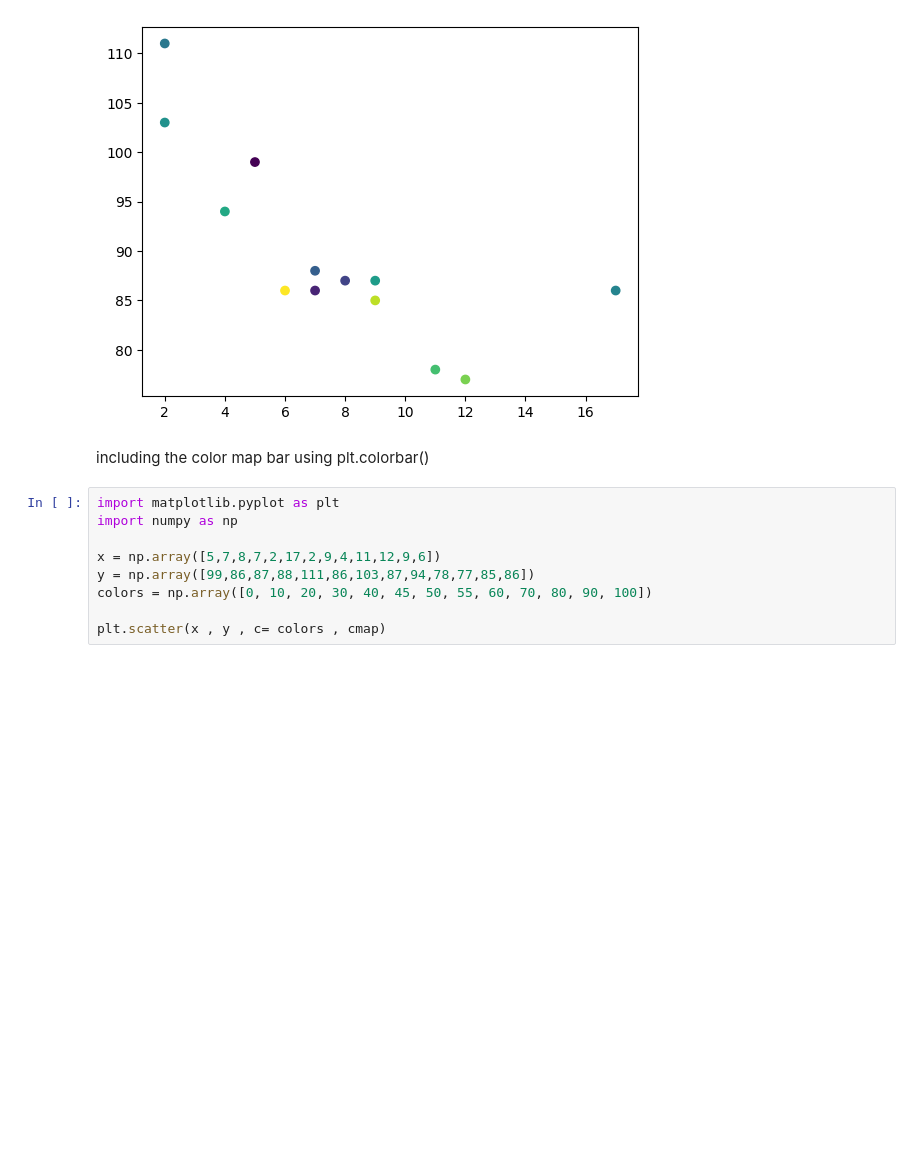
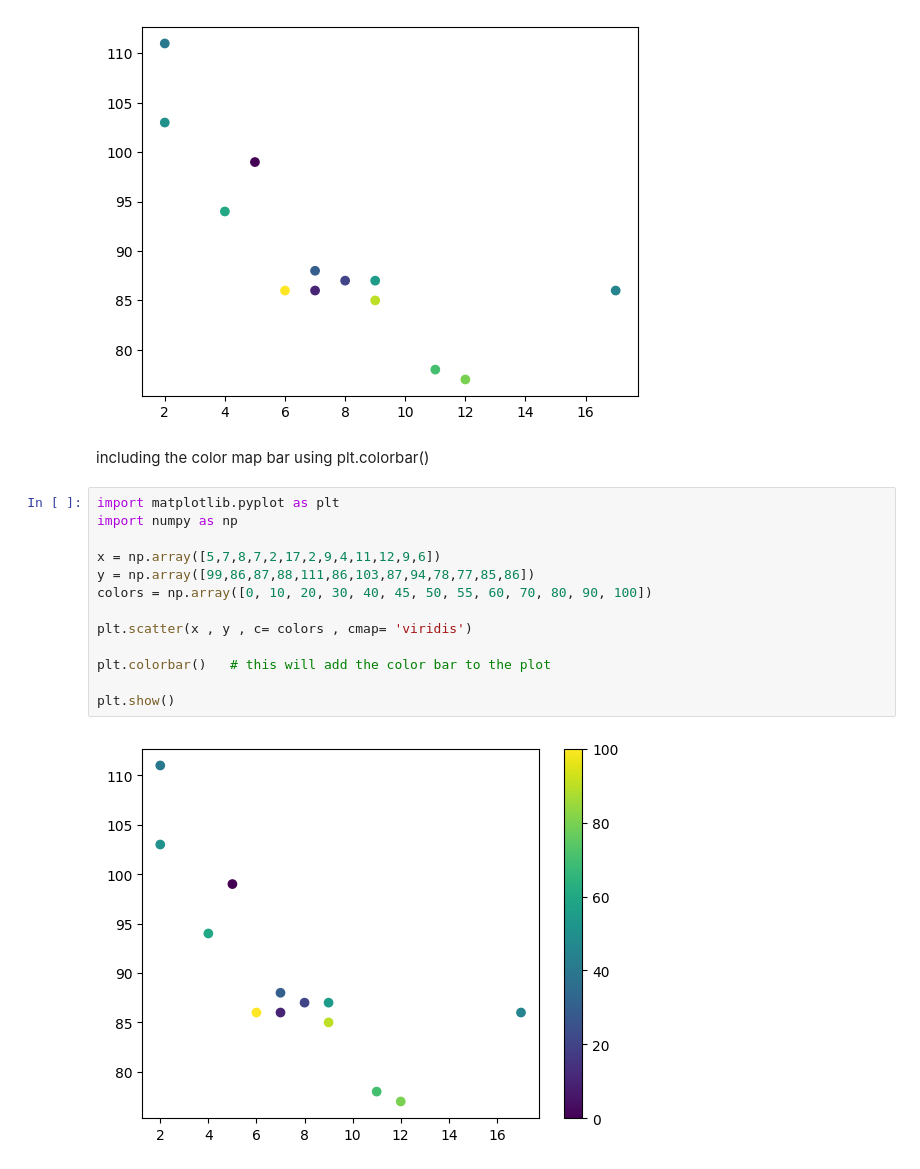
Before and after one commit to Shreyansh4Ai/Python-Stuffs, a Jupyter notebook: Pandas/DataVisualisation/Matplotlib.ipynb, the cells around one changed output. Saved outputs shown, nothing was run; the diff lists cells and outputs as text; blank space fills up the shorter version.

```diff
--- a/Pandas/DataVisualisation/Matplotlib.ipynb
+++ b/Pandas/DataVisualisation/Matplotlib.ipynb
@@ -487,9 +487,15 @@ including the color map bar using  plt.colorbar()
 # %%
 import matplotlib.pyplot as plt
 import numpy as np
 
 x = np.array([5,7,8,7,2,17,2,9,4,11,12,9,6])
 y = np.array([99,86,87,88,111,86,103,87,94,78,77,85,86])
 colors = np.array([0, 10, 20, 30, 40, 45, 50, 55, 60, 70, 80, 90, 100])
 
-plt.scatter(x , y , c= colors , cmap)
+plt.scatter(x , y , c= colors , cmap= 'viridis')
+
+plt.colorbar()   # this will add the color bar to the plot
+
+plt.show()
+# %% [output]
+[figure, added]
```
Also changed, not shown: parts of 36 cells of this notebook.
